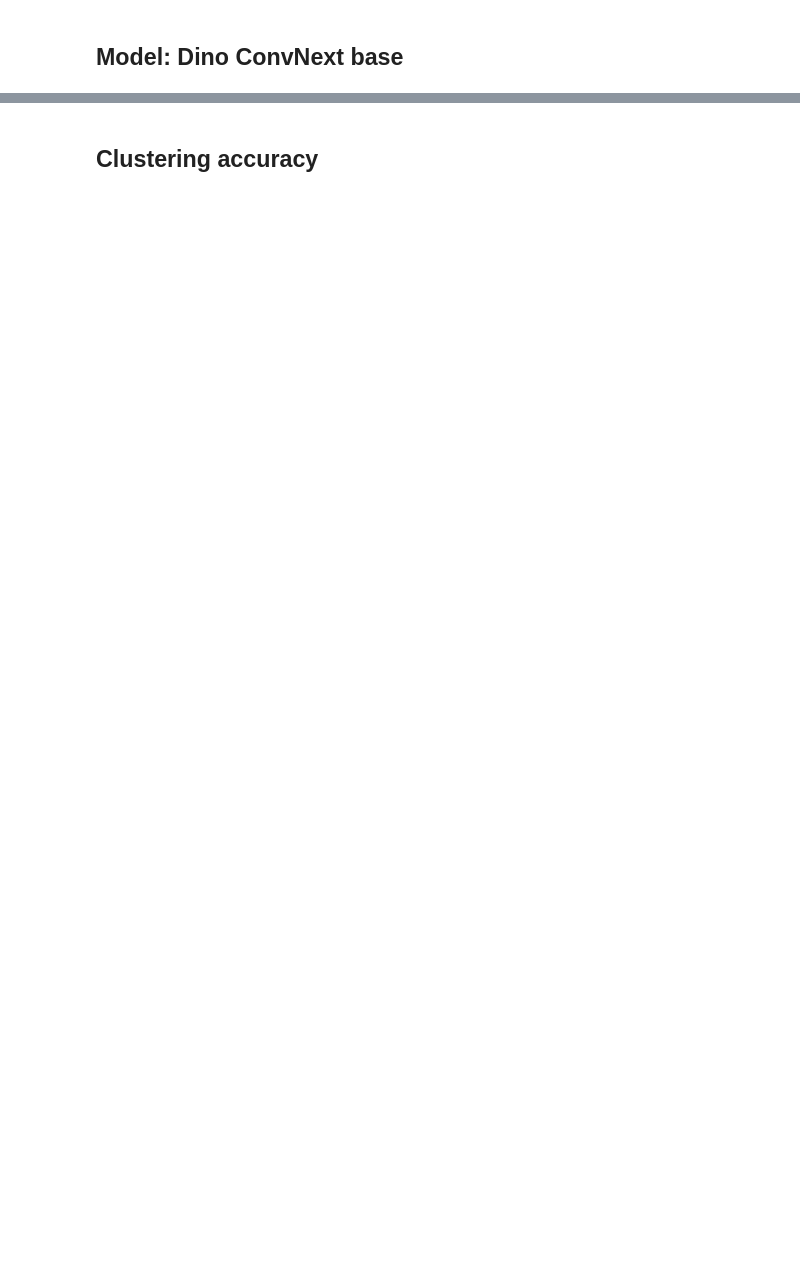
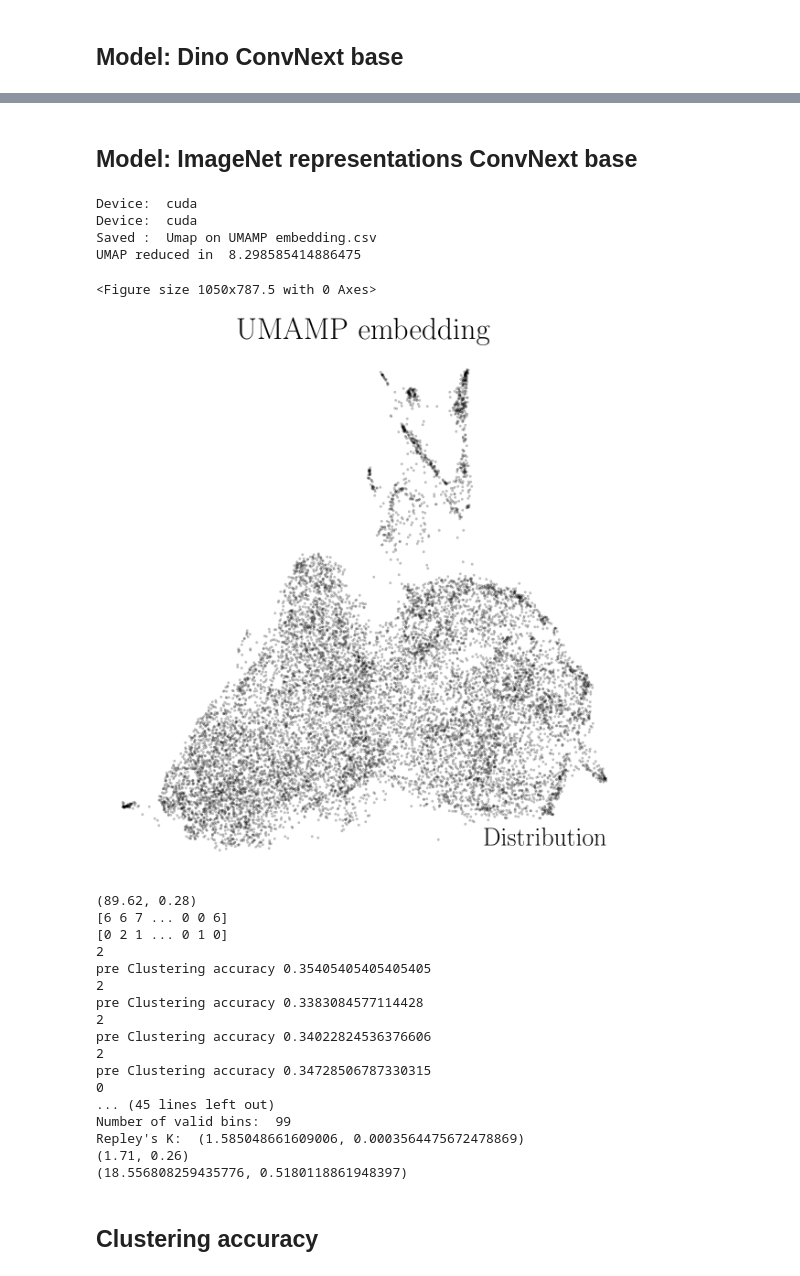
Before and after one commit to Koketsoc137/spectra_for_features, a Jupyter notebook: Model_TPCF_scores.ipynb, the cells around one changed output, grey strips where cells are left out. Drawn from its saved outputs; the diff is of its cells as text; code cells hidden in the pictures; blank space fills up the shorter version.

```diff
--- a/Model_TPCF_scores.ipynb
+++ b/Model_TPCF_scores.ipynb
@@ -60,2 +101,53 @@ dono_id = AstroMLmod.id_score(dino_rep)
+# %% [markdown]
+## Model: ImageNet representations ConvNext base
+# %%
+import torchvision as tv
+weights = tv.models.ConvNeXt_Base_Weights.IMAGENET1K_V1
+
+imnet_convnext_base = tv.models.convnext_base(weights = weights)
+
+imnet_rep, imnet_label, imnet_ids = Custom.get_representations(model  = imnet_convnext_base,
+                           loader = train,
+                           encoder = True,
+                           labeled = False)
+
+imnet_rep_c, imnet_label_c, imnet_ids_c = Custom.get_representations(model  = imnet_convnext_base,
+                           loader = class_,
+                           encoder = True,
+                           labeled = True)
+
+umap_  =viz.umap(imnet_rep)
+
+imnet_knn = test.KNN_accuracy(imnet_rep_c, imnet_label_c)
+print(imnet_knn)
+c_accuracy = test.clustering_accuracy((imnet_rep,imnet_ids),(imnet_label_c,imnet_ids_c))
+imnet_tpcf = AstroMLmod.TPCF_score(imnet_rep)
+print(imnet_tpcf)
+imnet_id = AstroMLmod.id_score(imnet_rep)
+print(imnet_id)
+# %% [output]
+Device:  cuda
+Device:  cuda
+Saved :  Umap on UMAMP embedding.csv
+UMAP reduced in  8.298585414886475
+<Figure size 1050x787.5 with 0 Axes>
+[figure, added]
+(89.62, 0.28)
+[6 6 7 ... 0 0 6]
+[0 2 1 ... 0 1 0]
+2
+pre Clustering accuracy 0.35405405405405405
+2
+pre Clustering accuracy 0.3383084577114428
+2
+pre Clustering accuracy 0.34022824536376606
+2
+pre Clustering accuracy 0.34728506787330315
+0
+... (45 lines left out)
+Number of valid bins:  99
+Repley's K:  (1.585048661609006, 0.0003564475672478869)
+(1.71, 0.26)
+(18.556808259435776, 0.5180118861948397)
 # %% [markdown]
 ## Clustering accuracy
```
Also changed, not shown: parts of 18 cells of this notebook, 3 other files.
